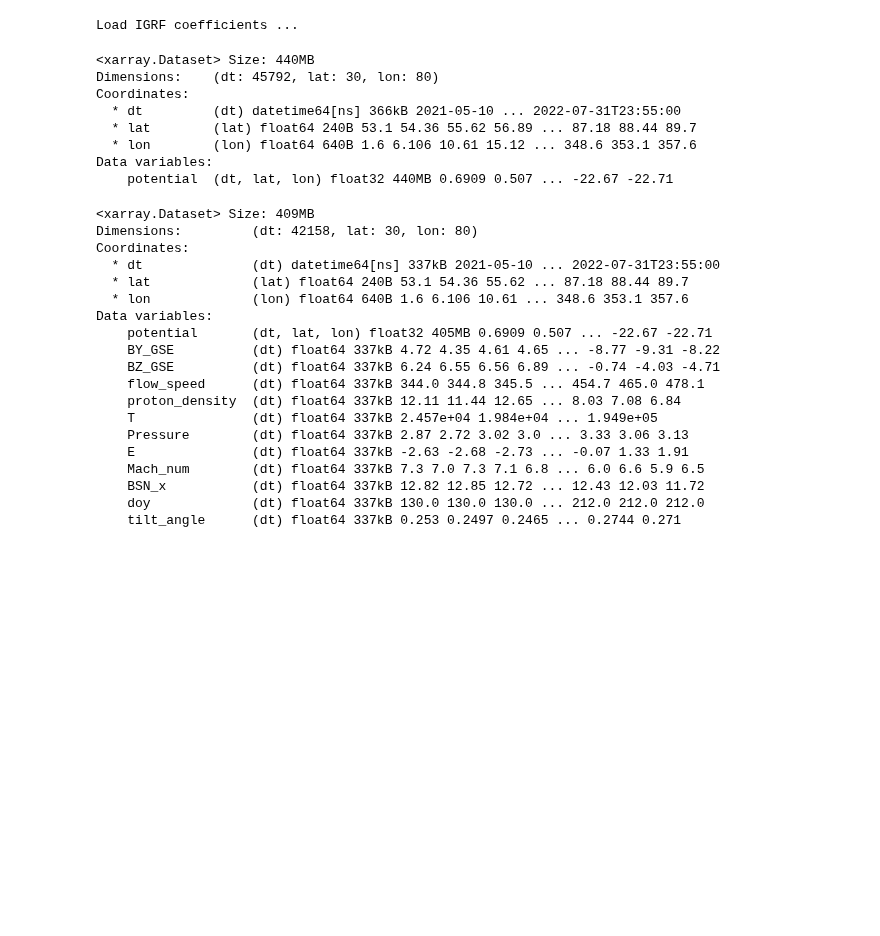
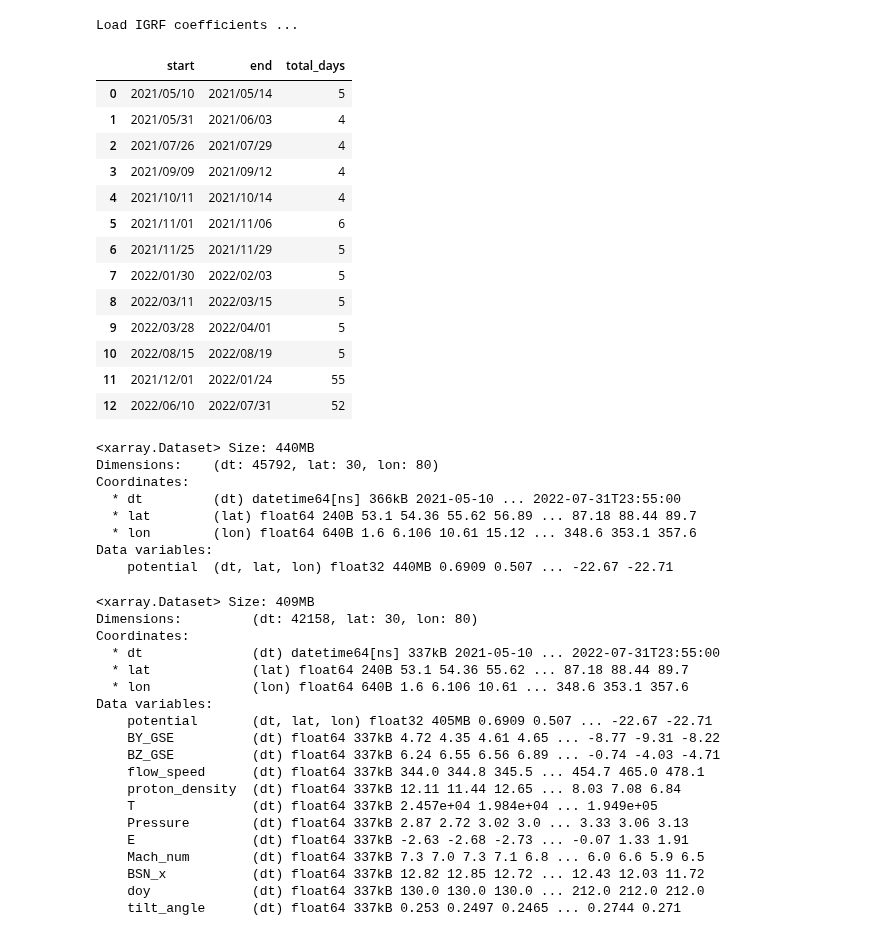
Before and after one commit to reddy-sachin/REPPU-ESN2, a Jupyter notebook: SR_ML/pre-processing.ipynb, the cells around one changed output. Saved outputs shown, nothing was run; the diff lists cells and outputs as text; code cells hidden in the pictures; blank space fills up the shorter version.

```diff
--- a/SR_ML/pre-processing.ipynb
+++ b/SR_ML/pre-processing.ipynb
@@ -28,8 +30,24 @@ with open (path) as f:
 # %%
 #Read MHD dates and expand-out the date ranges
 mhd_data = pd.read_csv('mhd_dates.csv')
 expanded_dt = pd.concat([pd.Series(pd.date_range(start, end))
         for start, end in zip(mhd_data['start'], mhd_data['end'])])
+mhd_data
+# %% [output]
+|  | start | end | total_days |
+| 0 | 2021/05/10 | 2021/05/14 | 5 |
+| 1 | 2021/05/31 | 2021/06/03 | 4 |
+| 2 | 2021/07/26 | 2021/07/29 | 4 |
+| 3 | 2021/09/09 | 2021/09/12 | 4 |
+| 4 | 2021/10/11 | 2021/10/14 | 4 |
+| 5 | 2021/11/01 | 2021/11/06 | 6 |
+| 6 | 2021/11/25 | 2021/11/29 | 5 |
+| 7 | 2022/01/30 | 2022/02/03 | 5 |
+| 8 | 2022/03/11 | 2022/03/15 | 5 |
+| 9 | 2022/03/28 | 2022/04/01 | 5 |
+| 10 | 2022/08/15 | 2022/08/19 | 5 |
+| 11 | 2021/12/01 | 2022/01/24 | 55 |
+| 12 | 2022/06/10 | 2022/07/31 | 52 |
 # %%
 # Reshape the array to have dimensions (days, time (5-min intervals), lat, lon)
 #288 will become 1440 at 1-min resolution in SMRAI v3.0
```
Also changed, not shown: parts of 4 cells of this notebook, 19 other files.
